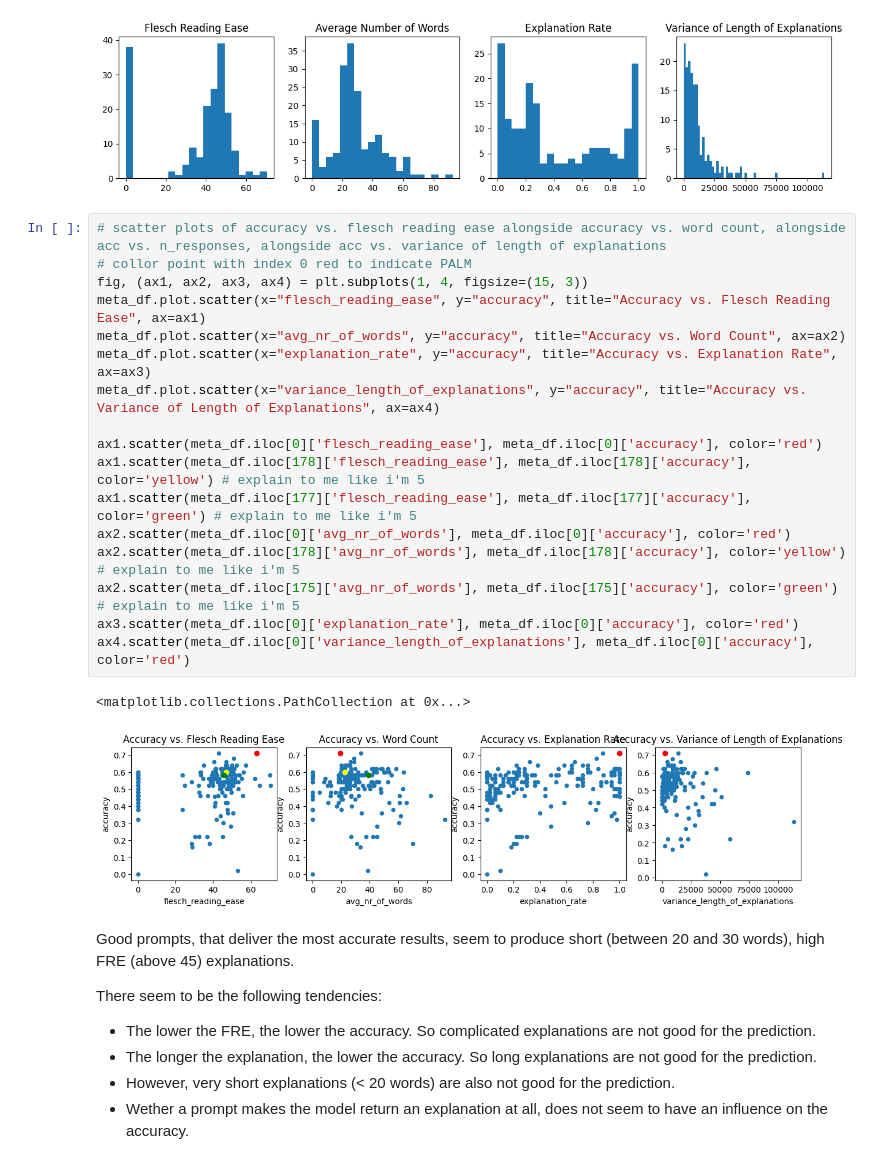
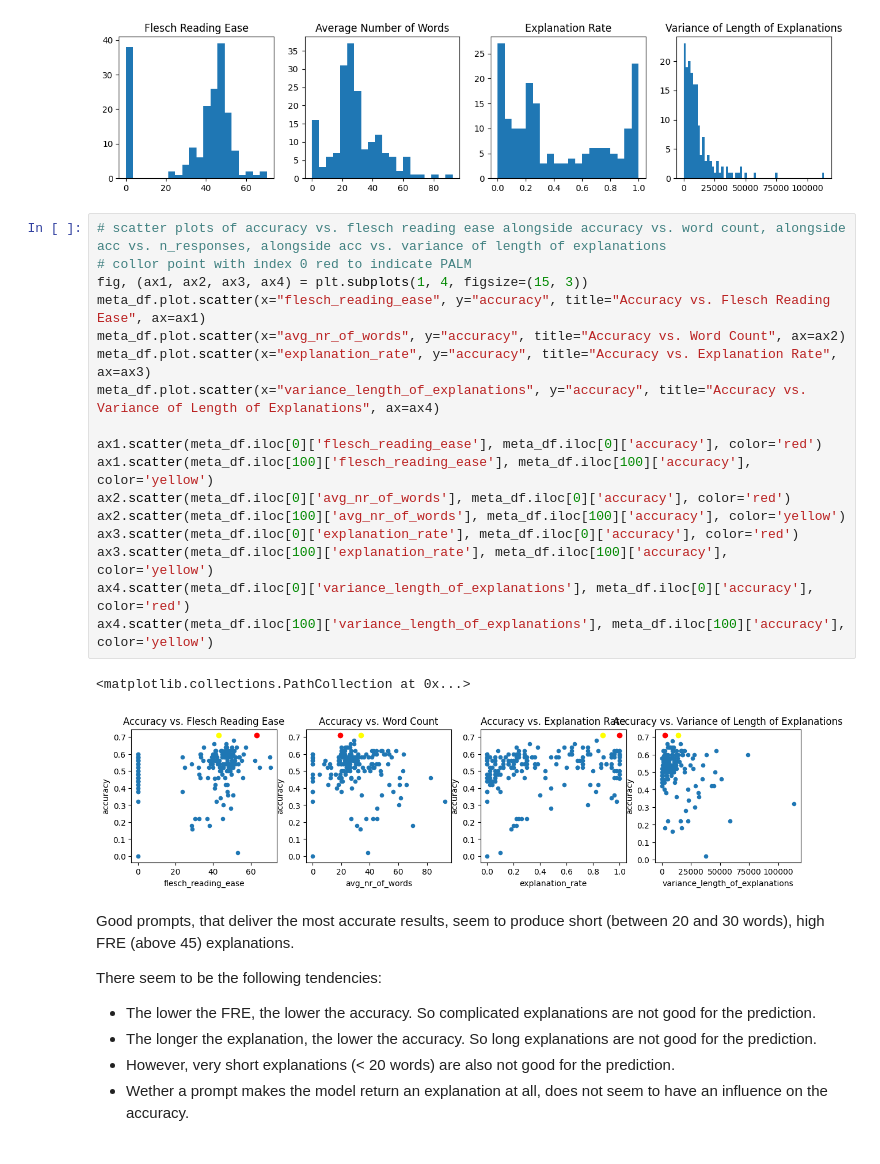
Before and after one commit to lukasvoege/ZeroShot-step-by-step-distillation, a Jupyter notebook: analytics.ipynb, the cells around one changed output. Cells and saved outputs as stored; diff of their text form.

```diff
--- a/analytics.ipynb
+++ b/analytics.ipynb
@@ -82,23 +82,23 @@ Text(0.5, 1.0, 'Variance of Length of Explanations')
 # %%
 # scatter plots of accuracy vs. flesch reading ease alongside accuracy vs. word count, alongside acc vs. n_responses, alongside acc vs. variance of length of explanations
 # collor point with index 0 red to indicate PALM
 fig, (ax1, ax2, ax3, ax4) = plt.subplots(1, 4, figsize=(15, 3))
 meta_df.plot.scatter(x="flesch_reading_ease", y="accuracy", title="Accuracy vs. Flesch Reading Ease", ax=ax1)
 meta_df.plot.scatter(x="avg_nr_of_words", y="accuracy", title="Accuracy vs. Word Count", ax=ax2)
 meta_df.plot.scatter(x="explanation_rate", y="accuracy", title="Accuracy vs. Explanation Rate", ax=ax3)
 meta_df.plot.scatter(x="variance_length_of_explanations", y="accuracy", title="Accuracy vs. Variance of Length of Explanations", ax=ax4)
 
 ax1.scatter(meta_df.iloc[0]['flesch_reading_ease'], meta_df.iloc[0]['accuracy'], color='red')
-ax1.scatter(meta_df.iloc[178]['flesch_reading_ease'], meta_df.iloc[178]['accuracy'], color='yellow') # explain to me like i'm 5
-ax1.scatter(meta_df.iloc[177]['flesch_reading_ease'], meta_df.iloc[177]['accuracy'], color='green') # explain to me like i'm 5
+ax1.scatter(meta_df.iloc[100]['flesch_reading_ease'], meta_df.iloc[100]['accuracy'], color='yellow')
 ax2.scatter(meta_df.iloc[0]['avg_nr_of_words'], meta_df.iloc[0]['accuracy'], color='red')
-ax2.scatter(meta_df.iloc[178]['avg_nr_of_words'], meta_df.iloc[178]['accuracy'], color='yellow') # explain to me like i'm 5
-ax2.scatter(meta_df.iloc[175]['avg_nr_of_words'], meta_df.iloc[175]['accuracy'], color='green') # explain to me like i'm 5
+ax2.scatter(meta_df.iloc[100]['avg_nr_of_words'], meta_df.iloc[100]['accuracy'], color='yellow')
 ax3.scatter(meta_df.iloc[0]['explanation_rate'], meta_df.iloc[0]['accuracy'], color='red')
+ax3.scatter(meta_df.iloc[100]['explanation_rate'], meta_df.iloc[100]['accuracy'], color='yellow')
 ax4.scatter(meta_df.iloc[0]['variance_length_of_explanations'], meta_df.iloc[0]['accuracy'], color='red')
+ax4.scatter(meta_df.iloc[100]['variance_length_of_explanations'], meta_df.iloc[100]['accuracy'], color='yellow')
 # %% [output]
 <matplotlib.collections.PathCollection at 0x...>
-[figure, old version]
+[figure, new version]
 # %% [markdown]
 Good prompts, that deliver the most accurate results, seem to produce short (between 20 and 30 words), high FRE (above 45) explanations.
 
```
